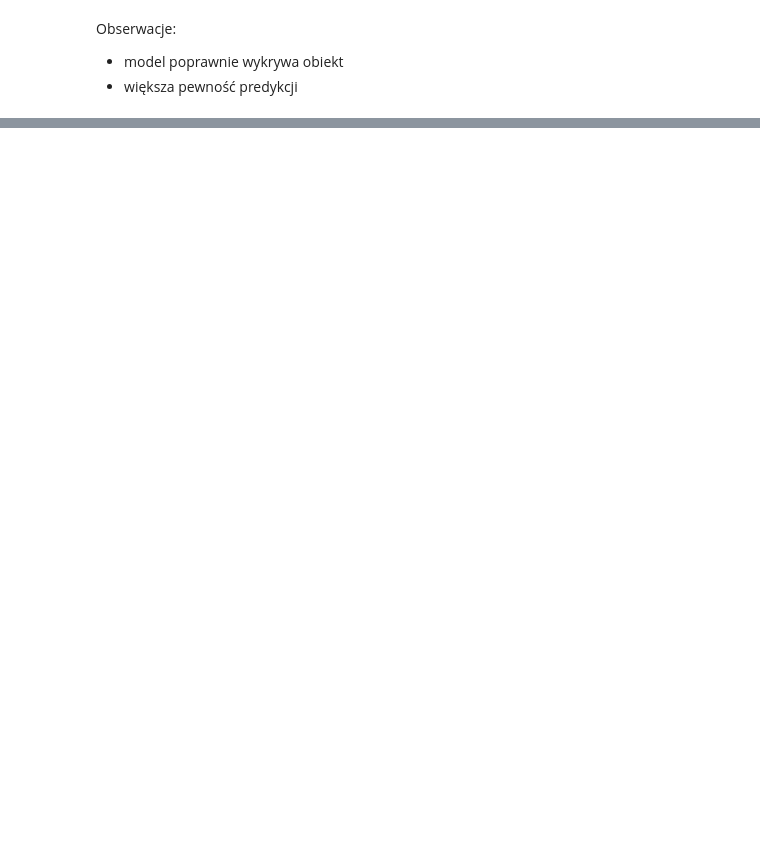
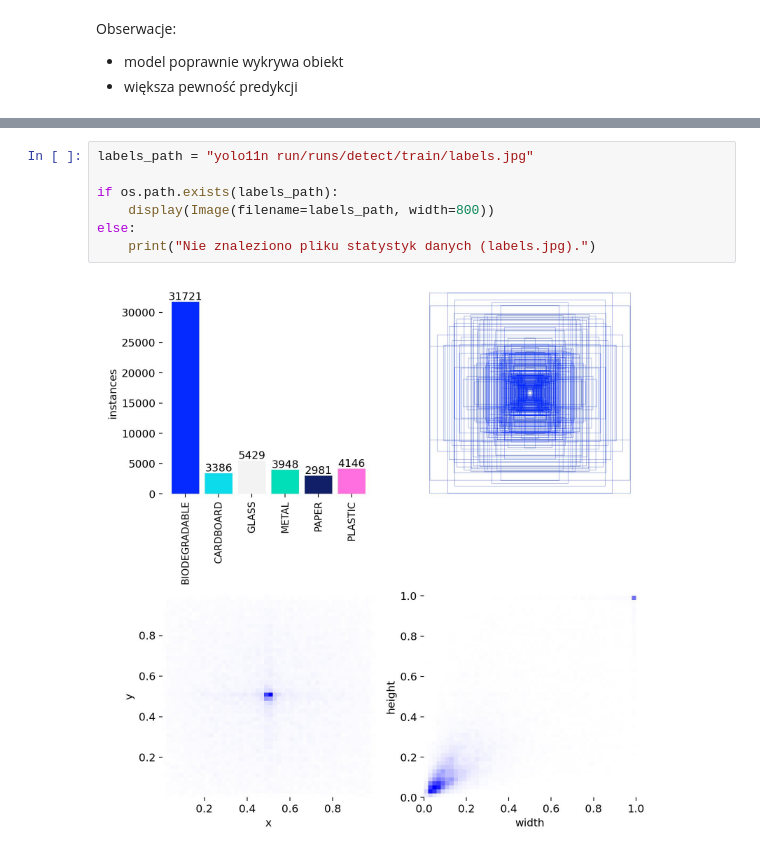
Before and after one commit to damhero/GarbageClassification, a Jupyter notebook: FinalNotebook.ipynb, the cells around one changed output, grey strips where cells are left out. Saved outputs shown, nothing was run; the diff lists cells and outputs as text; blank space fills up the shorter version.

```diff
--- a/FinalNotebook.ipynb
+++ b/FinalNotebook.ipynb
@@ -104,0 +103,9 @@ Na podstawie przeprowadzonych eksperymentów można stwierdzić, że:
+# %%
+labels_path = "yolo11n run/runs/detect/train/labels.jpg"
+
+if os.path.exists(labels_path):
+    display(Image(filename=labels_path, width=800))
+else:
+    print("Nie znaleziono pliku statystyk danych (labels.jpg).")
+# %% [output]
+[figure, added]
```
Also changed, not shown: parts of 23 cells of this notebook, 1 other file.
